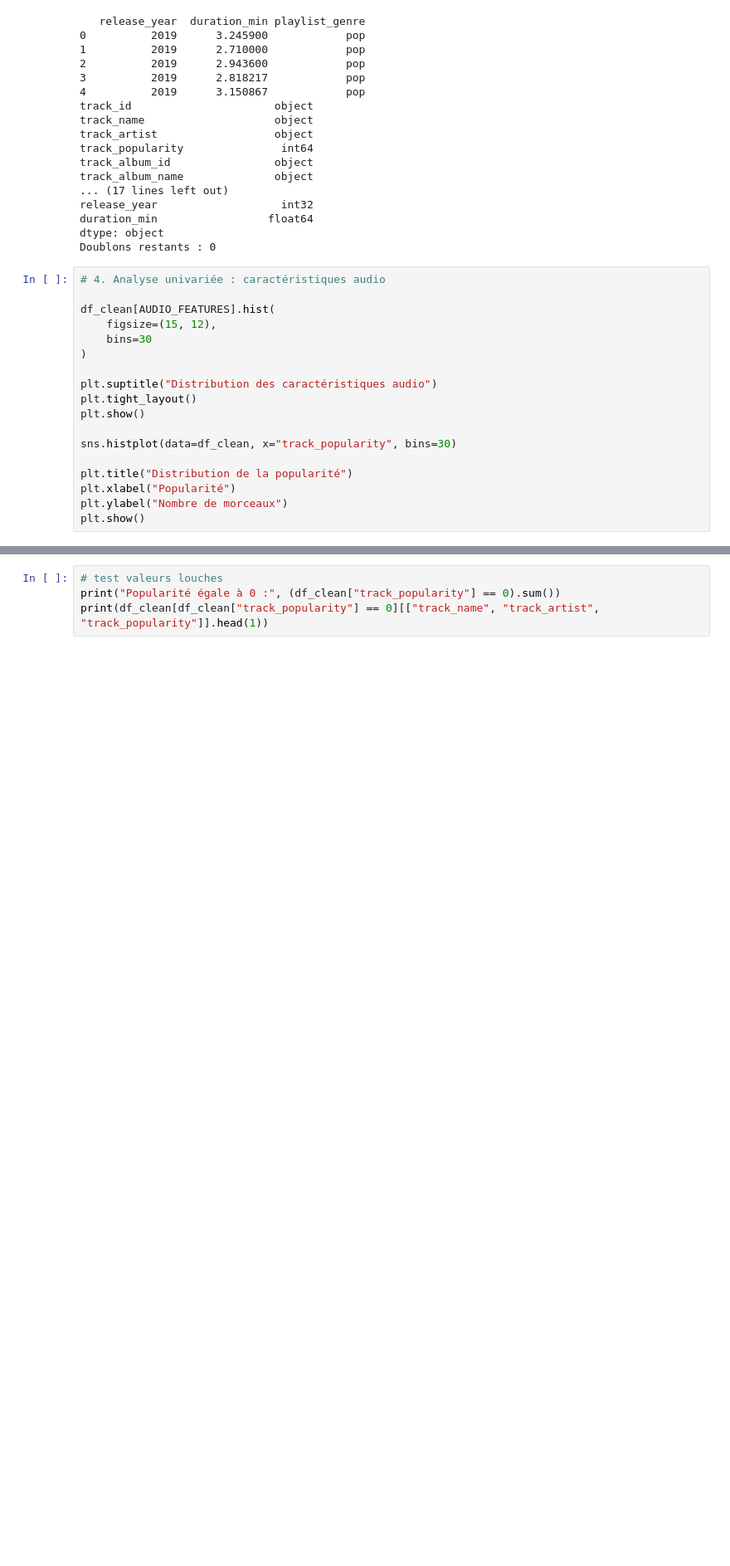
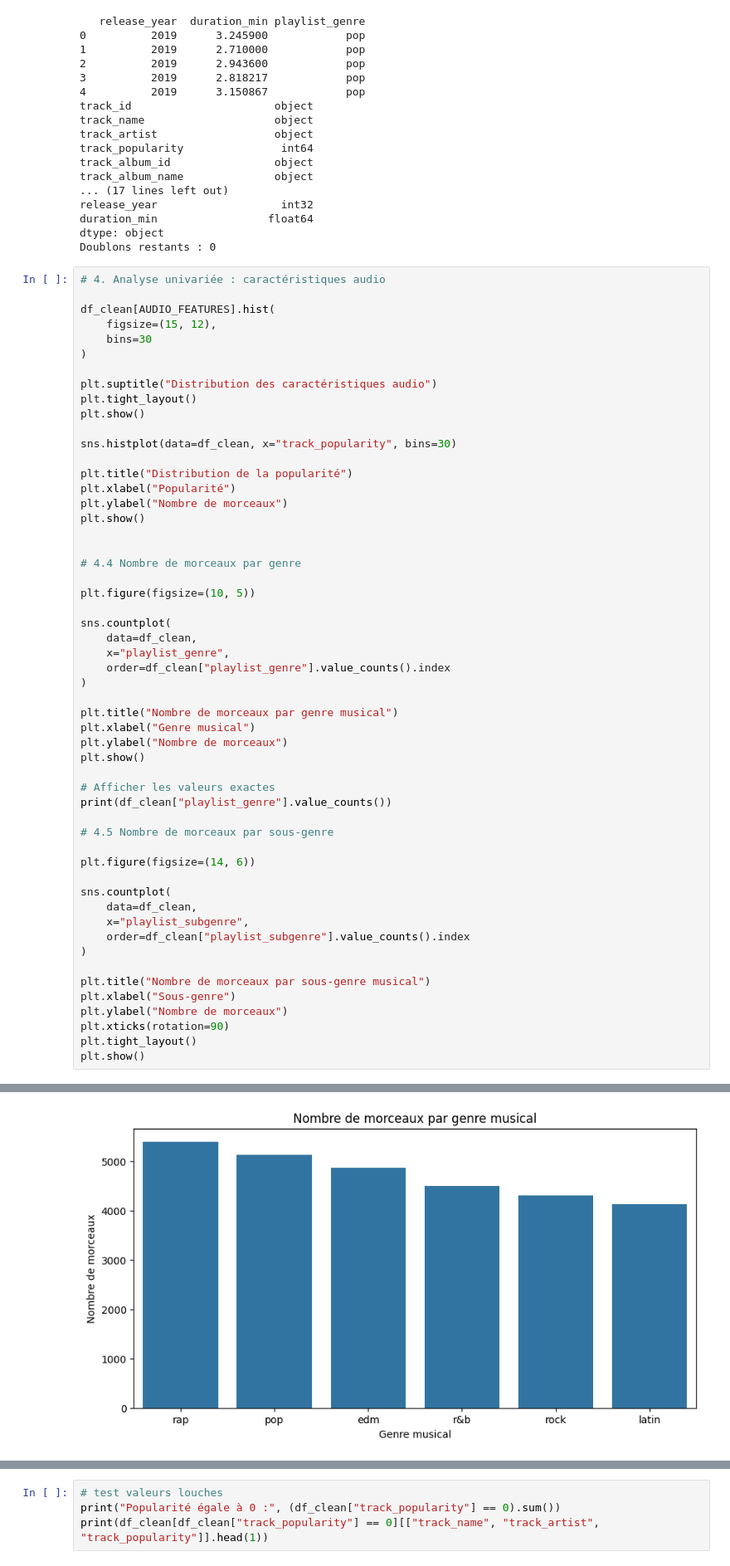
Before and after one commit to Mercure95/Projet-Machine-Learning-n-2---Spotify, a Jupyter notebook: notebooks/01_exploration.ipynb, the cells around one changed output, grey strips where cells are left out. Shown at 83% size. Saved outputs shown, nothing was run; the diff lists cells and outputs as text; blank space fills up the shorter version.

Commit message:
add: tableau des genres et sous genres (section 4)

```diff
--- a/notebooks/01_exploration.ipynb
+++ b/notebooks/01_exploration.ipynb
@@ -89,21 +96,58 @@ Doublons restants : 0
 # %%
 # 4. Analyse univariée : caractéristiques audio
 
 df_clean[AUDIO_FEATURES].hist(
     figsize=(15, 12),
     bins=30
 )
 
 plt.suptitle("Distribution des caractéristiques audio")
 plt.tight_layout()
 plt.show()
 
 sns.histplot(data=df_clean, x="track_popularity", bins=30)
 
 plt.title("Distribution de la popularité")
 plt.xlabel("Popularité")
 plt.ylabel("Nombre de morceaux")
 plt.show()
+
+
+# 4.4 Nombre de morceaux par genre
+
+plt.figure(figsize=(10, 5))
+
+sns.countplot(
+    data=df_clean,
+    x="playlist_genre",
+    order=df_clean["playlist_genre"].value_counts().index
+)
+
+plt.title("Nombre de morceaux par genre musical")
+plt.xlabel("Genre musical")
+plt.ylabel("Nombre de morceaux")
+plt.show()
+
+# Afficher les valeurs exactes
+print(df_clean["playlist_genre"].value_counts())
+
+# 4.5 Nombre de morceaux par sous-genre
+
+plt.figure(figsize=(14, 6))
+
+sns.countplot(
+    data=df_clean,
+    x="playlist_subgenre",
+    order=df_clean["playlist_subgenre"].value_counts().index
+)
+
+plt.title("Nombre de morceaux par sous-genre musical")
+plt.xlabel("Sous-genre")
+plt.ylabel("Nombre de morceaux")
+plt.xticks(rotation=90)
+plt.tight_layout()
+plt.show()
 # %% [output]
 [figure]
 [figure]
+[figure, added]
```
Also changed, not shown: parts of 2 cells of this notebook.
